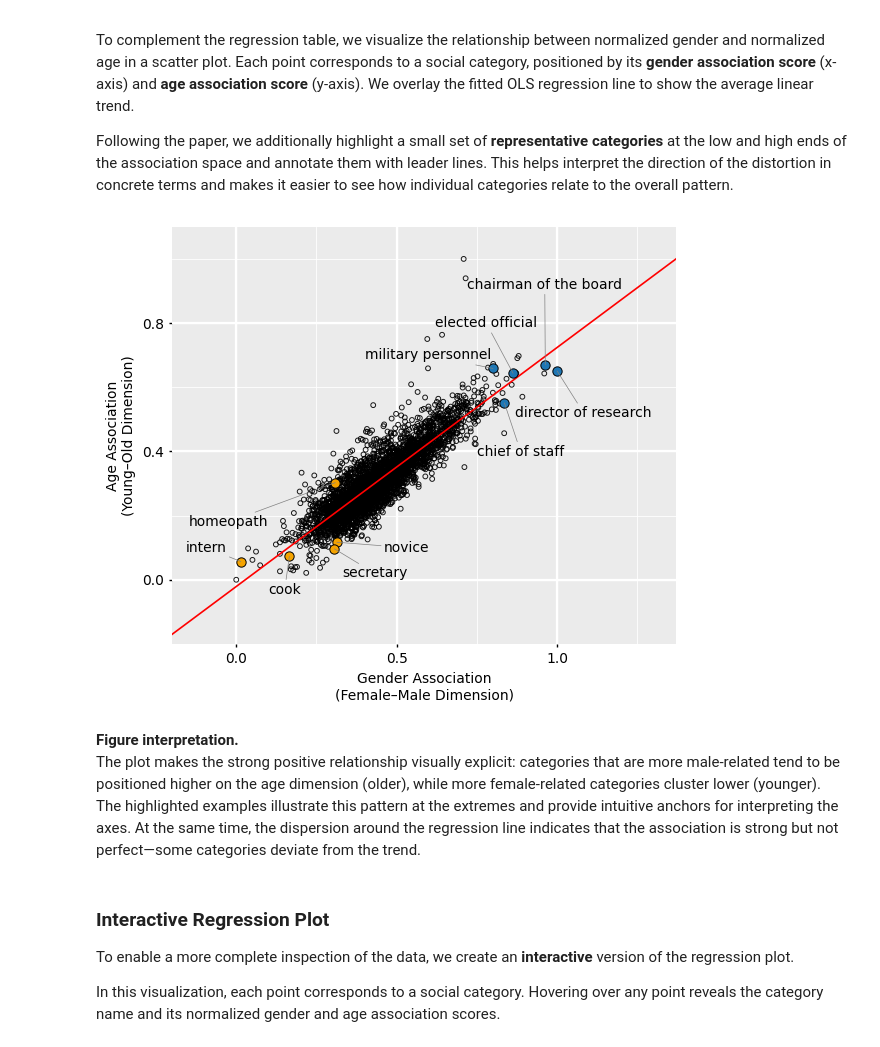
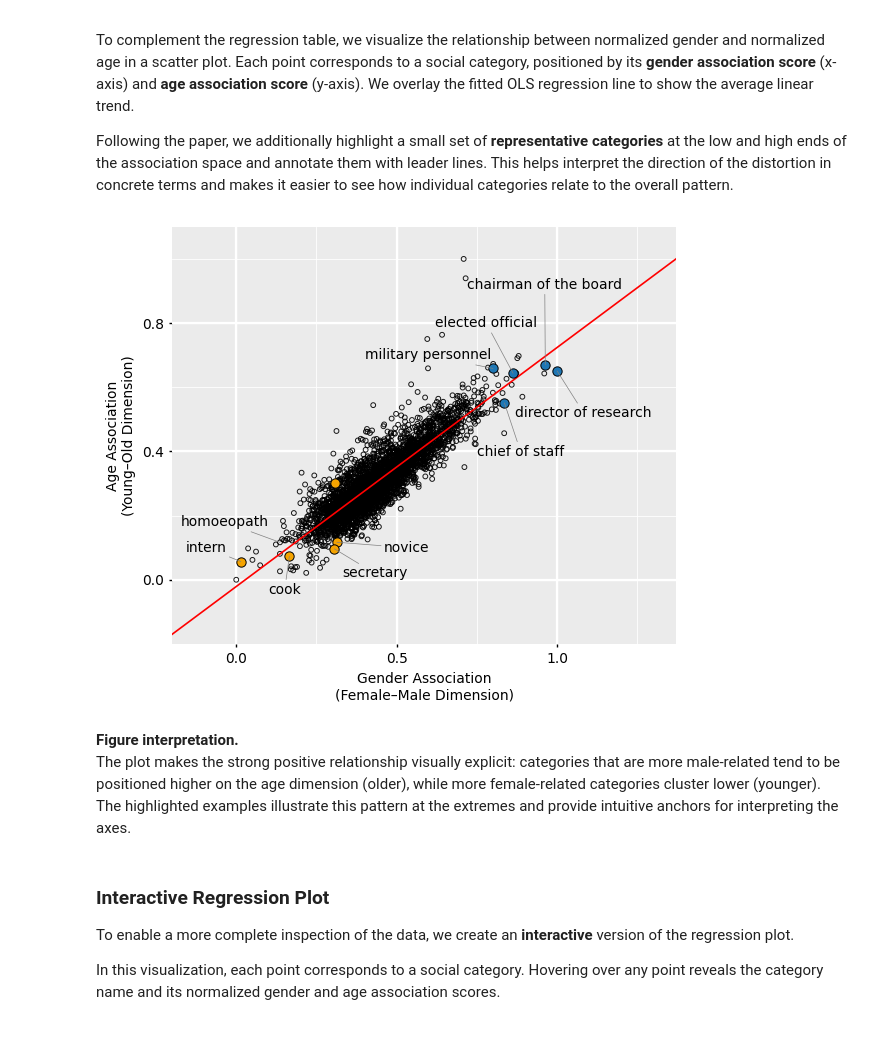
Before and after one commit to tasosger/machine_learning_aueb, a Jupyter notebook: ex2/age_gender_distortion_analysis.ipynb, the cells around one changed output. Saved outputs shown, nothing was run; the diff lists cells and outputs as text; code cells hidden in the pictures.

```diff
--- a/ex2/age_gender_distortion_analysis.ipynb
+++ b/ex2/age_gender_distortion_analysis.ipynb
@@ -359,8 +358,6 @@ To complement the regression table, we visualize the relationship between normal
 
 Following the paper, we additionally highlight a small set of **representative categories** at the low and high ends of the association space and annotate them with leader lines. This helps interpret the direction of the distortion in concrete terms and makes it easier to see how individual categories relate to the overall pattern.
 # %%
-import numpy as np
-import matplotlib.pyplot as plt
 from matplotlib.ticker import MultipleLocator
 
 
@@ -464,7 +461,7 @@ def label_at(cat, x_text, y_text, ha="left"):
     )
 
 # Manual label placements (tuned to avoid overlaps)
-label_at("homeopath",  0.1, 0.18, ha="right")
+label_at("homoeopath",  0.1, 0.18, ha="right")
 label_at("intern",     -0.03, 0.10, ha="right")
 label_at("cook",        0.1, -0.03, ha="left")
 
@@ -482,37 +479,37 @@ label_at("director of research", 0.87, 0.52, ha="left")
 ax.set_xlabel("Gender Association\n(Female–Male Dimension)")
 ax.set_ylabel("Age Association\n(Young–Old Dimension)")
 
 # -----------------------
 # Ticks and Grid
 # -----------------------
 ax.yaxis.set_major_locator(MultipleLocator(0.4))
 ax.yaxis.set_minor_locator(MultipleLocator(0.2))
 ax.grid(True, axis="y", which="major", color="white", linewidth=1.0)
 ax.grid(True, axis="y", which="minor", color="white", linewidth=0.6)
 for yline in (0.0, 0.4, 0.8):
     ax.axhline(yline, color="white", linewidth=1.6, zorder=1)
 ax.xaxis.set_major_locator(MultipleLocator(0.5))
 ax.xaxis.set_minor_locator(MultipleLocator(0.25))
 ax.grid(True, axis="x", which="major", color="white", linewidth=1.0)
 ax.grid(True, axis="x", which="minor", color="white", linewidth=0.6)
 for xline in (0.0, 0.5, 1.0):
     ax.axvline(xline, color="white", linewidth=1.6, zorder=1)
 ax.tick_params(axis="x", which="major", length=2.5, width = 1)
 ax.tick_params(axis="x", which="minor", length=0)
 ax.tick_params(axis="y", which="major", length=2.5, width = 1)
 ax.tick_params(axis="y", which="minor", length=0)
 
 ax.set_axisbelow(True)
 for spine in ax.spines.values():
     spine.set_visible(False)
 
 plt.tight_layout()
 plt.show()
 # %% [output]
-[figure, old version]
+[figure, new version]
 # %% [markdown]
 **Figure interpretation.**
-The plot makes the strong positive relationship visually explicit: categories that are more male-related tend to be positioned higher on the age dimension (older), while more female-related categories cluster lower (younger). The highlighted examples illustrate this pattern at the extremes and provide intuitive anchors for interpreting the axes. At the same time, the dispersion around the regression line indicates that the association is strong but not perfect—some categories deviate from the trend.
+The plot makes the strong positive relationship visually explicit: categories that are more male-related tend to be positioned higher on the age dimension (older), while more female-related categories cluster lower (younger). The highlighted examples illustrate this pattern at the extremes and provide intuitive anchors for interpreting the axes.
 # %% [markdown]
 ### Interactive Regression Plot
 
```
Also changed, not shown: parts of 9 cells of this notebook.
